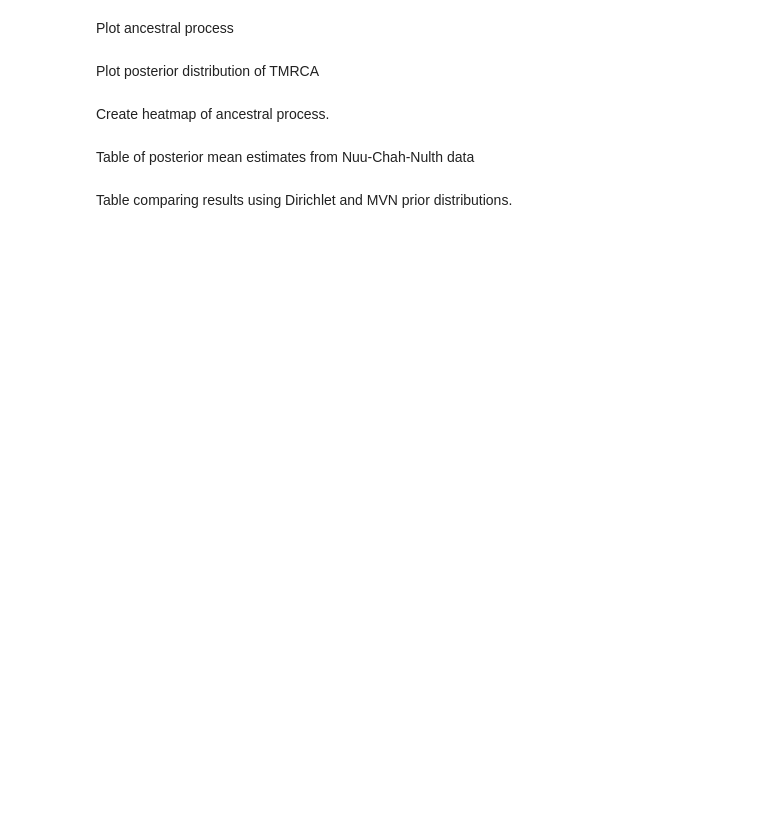
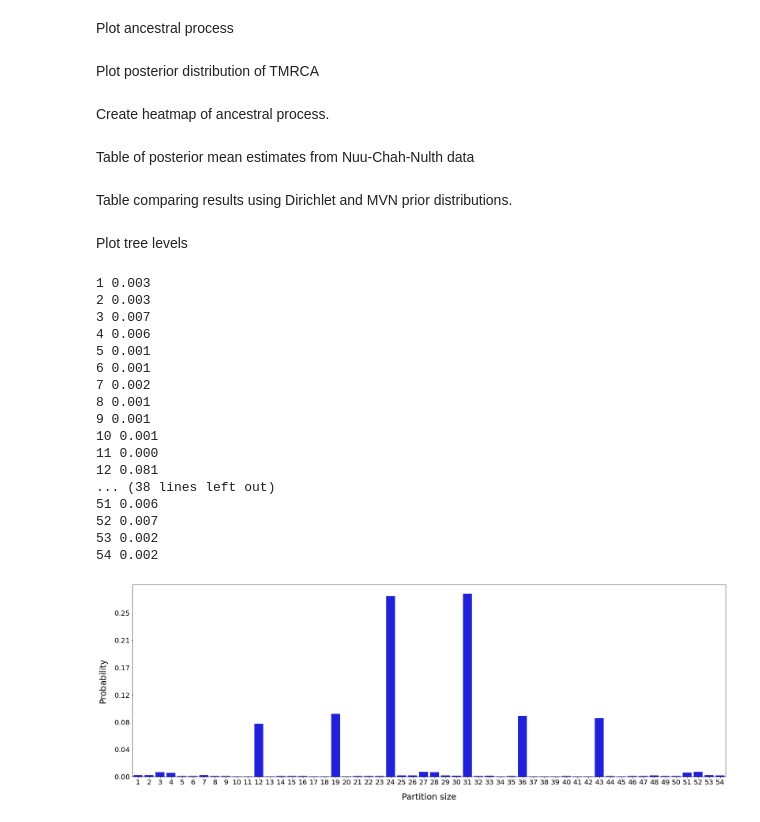
Before and after one commit to helmutsimon/bayescoalescentest, a Jupyter notebook: plots_and_tables/plots and tables.ipynb, the cells around one changed output. Drawn from its saved outputs; the diff is of its cells as text; code cells hidden in the pictures; blank space fills up the shorter version.

Commit message:
Include plot for basal tree split.

```diff
--- a/plots_and_tables/plots and tables.ipynb
+++ b/plots_and_tables/plots and tables.ipynb
@@ -85,7 +85,7 @@ print(np.mean(coal_times, axis=1))
 # %% [markdown]
 Plot coalescence times as heatmap
 # %%
-job_no = 'sp55_00f00'
+job_no = 'ncn55_00f01'
 fname = '/Users/helmutsimon/Google Drive/Genetics/bayes_coalescent_est/data/branch_vars_' + job_no + '.pklz'
 with gzip.open(fname, 'rb') as branch_vars:
     brvars = pickle.load(branch_vars)
@@ -95,8 +95,8 @@ n = brvars.shape[0] + 1
 tmrca_est = np.sum(np.mean(brvars, axis=1))
 print('Est. TMRCA  = '.ljust(35), tmrca_est)
 
-ntimes = 750
-tlim = 750
+ntimes = 1000
+tlim = 1000
 xstep = 20
 branches_rev = np.flipud(brvars)
 coal_times = np.cumsum(branches_rev, axis=0)
@@ -373,0 +353,41 @@ np.sum(x)
+# %% [markdown]
+Plot tree levels
+# %%
+fname = '/Users/helmutsimon/Google Drive/Genetics/bayes_coalescent_est/data/pm_trace_ncn55_00f01.csv'
+#trace = pd.read_csv(fname, index_col=0, sep=',', na_filter=False)
+level  = 0
+label = 'index_' + str(level)
+index = trace[label]
+counts = np.bincount(index)
+for i, c in enumerate(counts):
+    print(i + 1, "%.3f" % (c / 1.2e6))
+pdfname = '/Users/helmutsimon/Google Drive/Genetics/bayes_coalescent_est/data/tree_index_plot_' + str(level) + '.pdf'
+with PdfPages(pdfname) as pdf:
+    fig = plt.figure(figsize=(30, 10))
+    sns.barplot(x=np.arange(1, 55 - level), y=counts, color='b')
+    yticklabels = ["%.2f" % i for i in np.arange(0, 350000 / 1200000, 50000/1200000)]
+    plt.xticks(fontsize=20)
+    plt.xlabel('Partition size', fontsize=24, labelpad=20)
+    plt.yticks(np.arange(0, 350000, 50000), yticklabels, fontsize=20)
+    plt.ylabel('Probability', fontsize=24, labelpad=20)
+    #pdf.savefig(fig, bbox_inches='tight')
+plt.show()
+# %% [output]
+1 0.003
+2 0.003
+3 0.007
+4 0.006
+5 0.001
+6 0.001
+7 0.002
+8 0.001
+9 0.001
+10 0.001
+11 0.000
+12 0.081
+... (38 lines left out)
+51 0.006
+52 0.007
+53 0.002
+54 0.002
+[figure, added]
```
Also changed, not shown: parts of 2 cells of this notebook.
